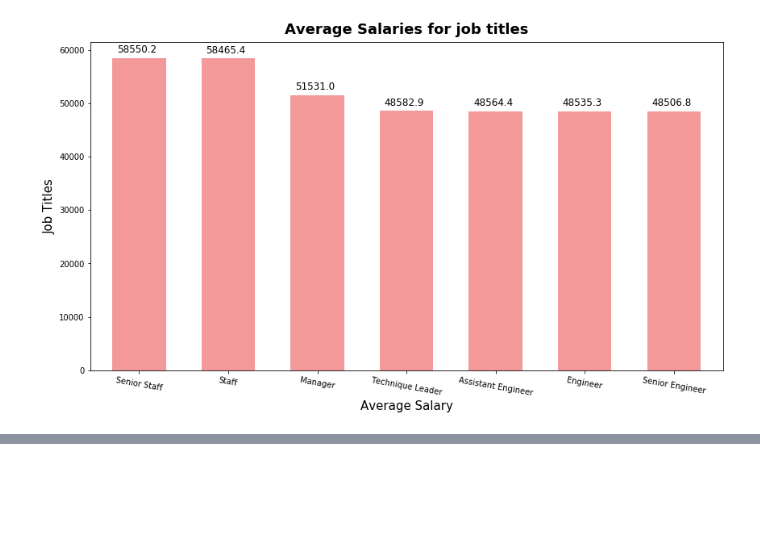
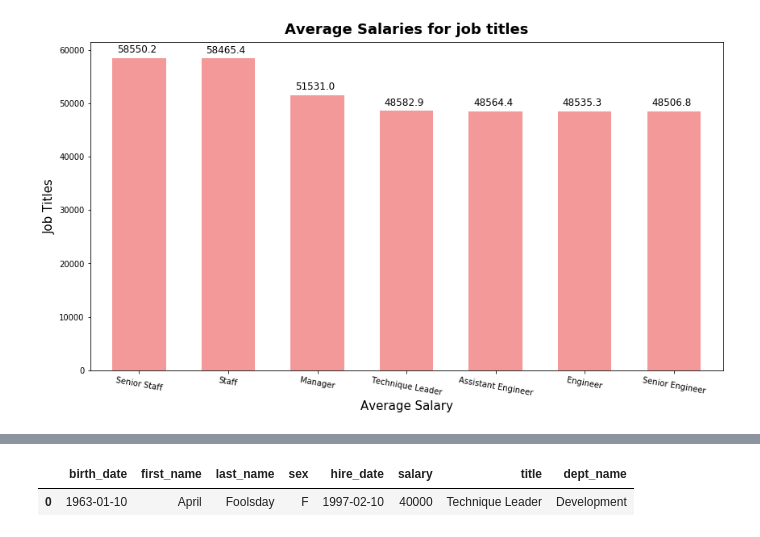
Before and after one commit to bnarath/sql-challenge, a Jupyter notebook: code/Connect_to_PostgresDB_and_Visualization.ipynb, the cells around one changed output, grey strips where cells are left out. Saved outputs shown, nothing was run; the diff lists cells and outputs as text; code cells hidden in the pictures; blank space fills up the shorter version.

```diff
--- a/code/Connect_to_PostgresDB_and_Visualization.ipynb
+++ b/code/Connect_to_PostgresDB_and_Visualization.ipynb
@@ -129,0 +133,14 @@ _= plt.savefig('../Images/Avg_salary_per_title.png', bbox_inches = "tight" )
+# %%
+query = "SELECT emp.birth_date, emp.first_name, emp.last_name, emp.sex, emp.hire_date, \
+sal.salary,  titles.title, dept.dept_name \
+FROM employees AS emp \
+LEFT JOIN salaries AS sal ON emp.emp_no = sal.emp_no \
+LEFT JOIN titles ON emp.emp_title_id = titles.title_id \
+LEFT JOIN dept_emp AS depEmp ON emp.emp_no = depEmp.emp_no \
+LEFT JOIN departments AS dept ON depEmp.dept_no = dept.dept_no \
+WHERE emp.emp_no = 499942"
+
+MyData_DF = pd.read_sql(
+            query,
+            con=connection
+)
@@ -129,0 +152,5 @@ _= plt.savefig('../Images/Avg_salary_per_title.png', bbox_inches = "tight" )
+# %%
+MyData_DF
+# %% [output]
+|  | birth_date | first_name | last_name | sex | hire_date | salary | title | dept_name |
+| 0 | 1963-01-10 | April | Foolsday | F | 1997-02-10 | 40000 | Technique Leader | Development |
```
Also changed, not shown: parts of 2 cells of this notebook, 1 other file.
